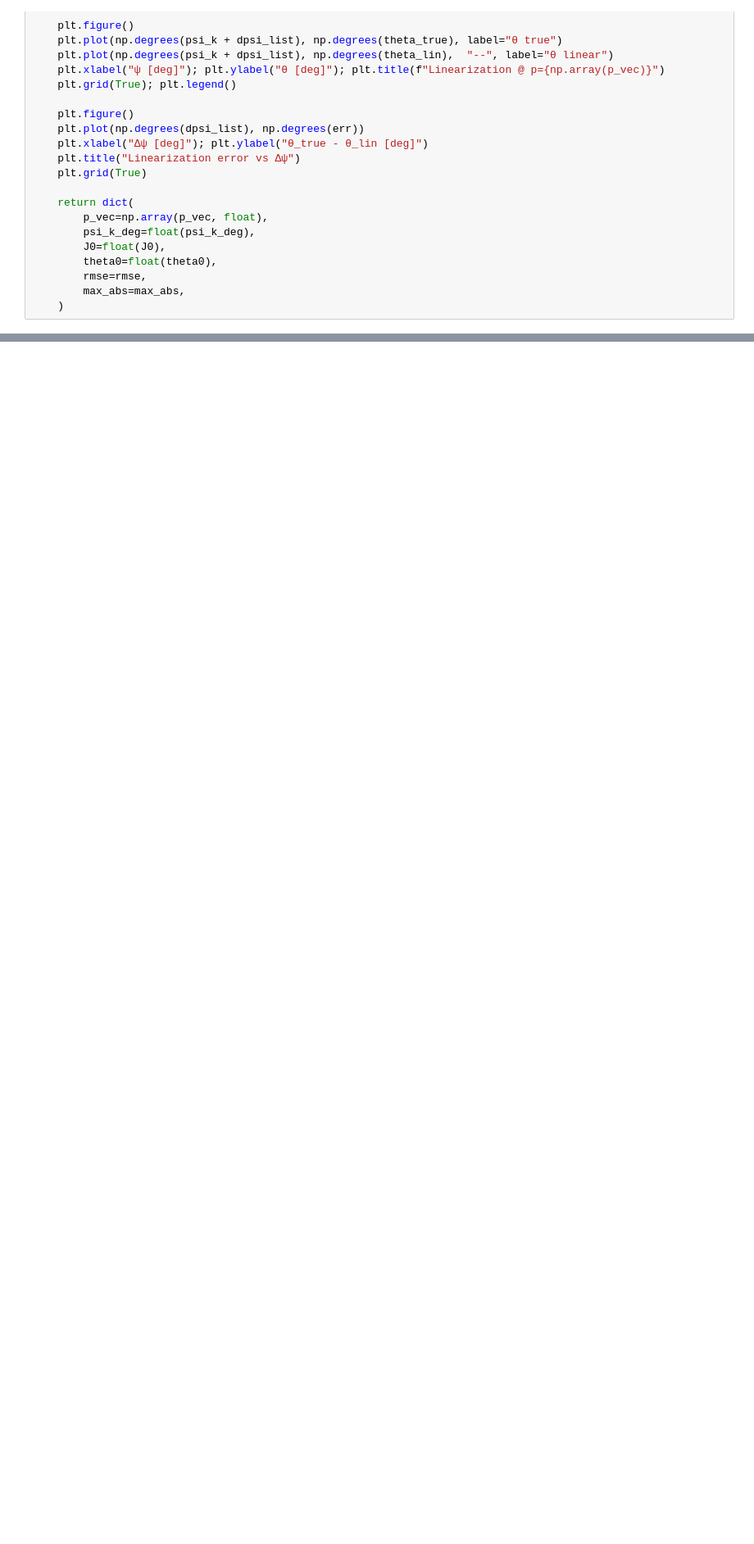
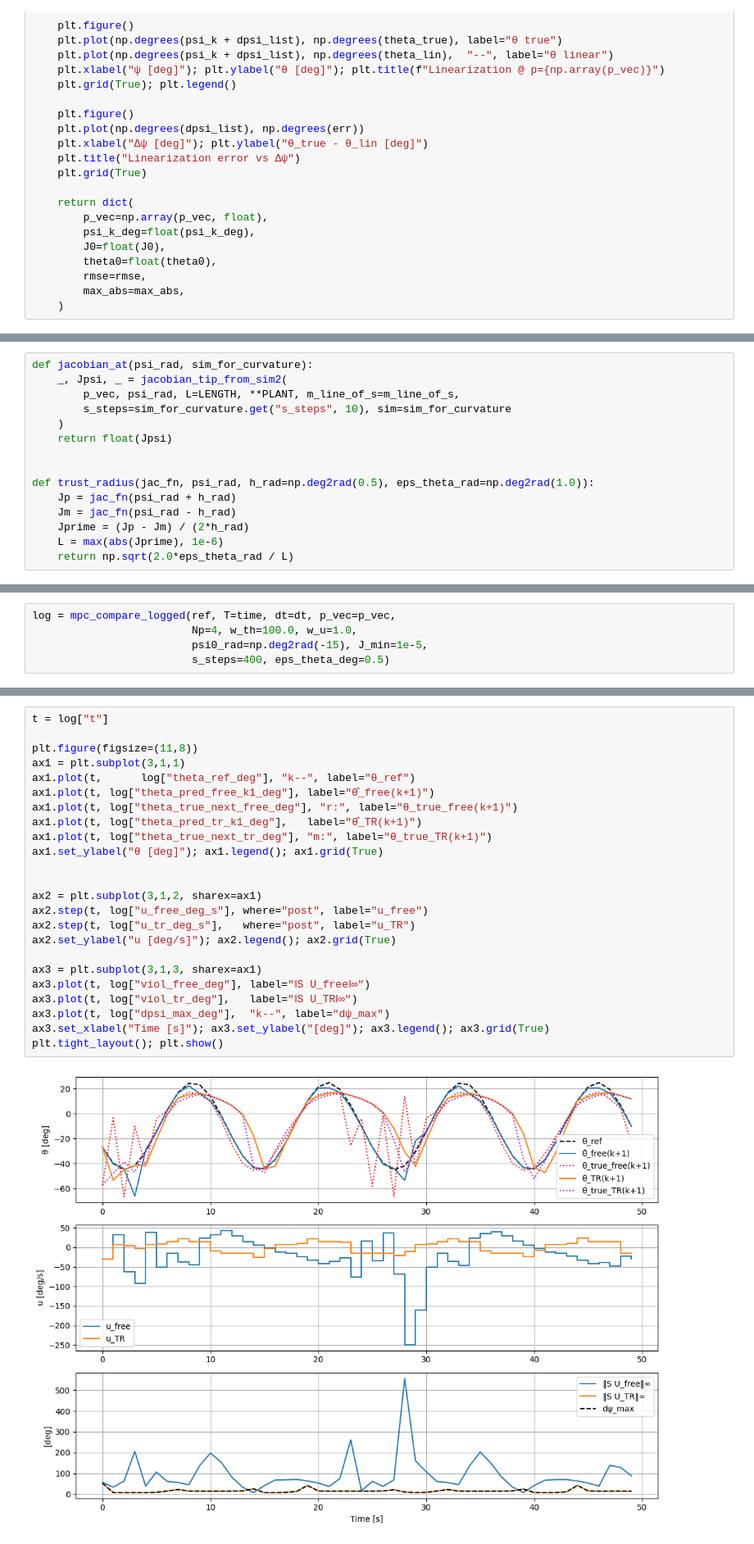
Before and after one commit to jhiltonjones/road_to_paper, a Jupyter notebook: mpc_controller.ipynb, the cells around one changed output, grey strips where cells are left out. Shown at 82% size. Drawn from its saved outputs; the diff is of its cells as text; blank space fills up the shorter version.

```diff
--- a/mpc_controller.ipynb
+++ b/mpc_controller.ipynb
@@ -714,0 +800,15 @@ res = validate_linearization_at(psi_before_deg, p_vec=p_vec, dmax_deg=25.0, n_pt
+# %%
+def jacobian_at(psi_rad, sim_for_curvature):
+    _, Jpsi, _ = jacobian_tip_from_sim2(
+        p_vec, psi_rad, L=LENGTH, **PLANT, m_line_of_s=m_line_of_s,
+        s_steps=sim_for_curvature.get("s_steps", 10), sim=sim_for_curvature
+    )
+    return float(Jpsi)
+
+
+def trust_radius(jac_fn, psi_rad, h_rad=np.deg2rad(0.5), eps_theta_rad=np.deg2rad(1.0)):
+    Jp = jac_fn(psi_rad + h_rad)
+    Jm = jac_fn(psi_rad - h_rad)
+    Jprime = (Jp - Jm) / (2*h_rad)
+    L = max(abs(Jprime), 1e-6)
+    return np.sqrt(2.0*eps_theta_rad / L)
@@ -714,0 +1000,5 @@ res = validate_linearization_at(psi_before_deg, p_vec=p_vec, dmax_deg=25.0, n_pt
+# %%
+log = mpc_compare_logged(ref, T=time, dt=dt, p_vec=p_vec,
+                         Np=4, w_th=100.0, w_u=1.0,
+                         psi0_rad=np.deg2rad(-15), J_min=1e-5,
+                         s_steps=400, eps_theta_deg=0.5)
@@ -714,0 +1023,26 @@ res = validate_linearization_at(psi_before_deg, p_vec=p_vec, dmax_deg=25.0, n_pt
+# %%
+t = log["t"]
+
+plt.figure(figsize=(11,8))
+ax1 = plt.subplot(3,1,1)
+ax1.plot(t,      log["theta_ref_deg"], "k--", label="θ_ref")
+ax1.plot(t, log["theta_pred_free_k1_deg"], label="θ̂_free(k+1)")
+ax1.plot(t, log["theta_true_next_free_deg"], "r:", label="θ_true_free(k+1)")
+ax1.plot(t, log["theta_pred_tr_k1_deg"],   label="θ̂_TR(k+1)")
+ax1.plot(t, log["theta_true_next_tr_deg"], "m:", label="θ_true_TR(k+1)")
+ax1.set_ylabel("θ [deg]"); ax1.legend(); ax1.grid(True)
+
+
+ax2 = plt.subplot(3,1,2, sharex=ax1)
+ax2.step(t, log["u_free_deg_s"], where="post", label="u_free")
+ax2.step(t, log["u_tr_deg_s"],   where="post", label="u_TR")
+ax2.set_ylabel("u [deg/s]"); ax2.legend(); ax2.grid(True)
+
+ax3 = plt.subplot(3,1,3, sharex=ax1)
+ax3.plot(t, log["viol_free_deg"], label="‖S U_free‖∞")
+ax3.plot(t, log["viol_tr_deg"],   label="‖S U_TR‖∞")
+ax3.plot(t, log["dpsi_max_deg"],  "k--", label="dψ_max")
+ax3.set_xlabel("Time [s]"); ax3.set_ylabel("[deg]"); ax3.legend(); ax3.grid(True)
+plt.tight_layout(); plt.show()
+# %% [output]
+[figure, added]
```
Also changed, not shown: parts of 33 cells of this notebook, 1 other file.
